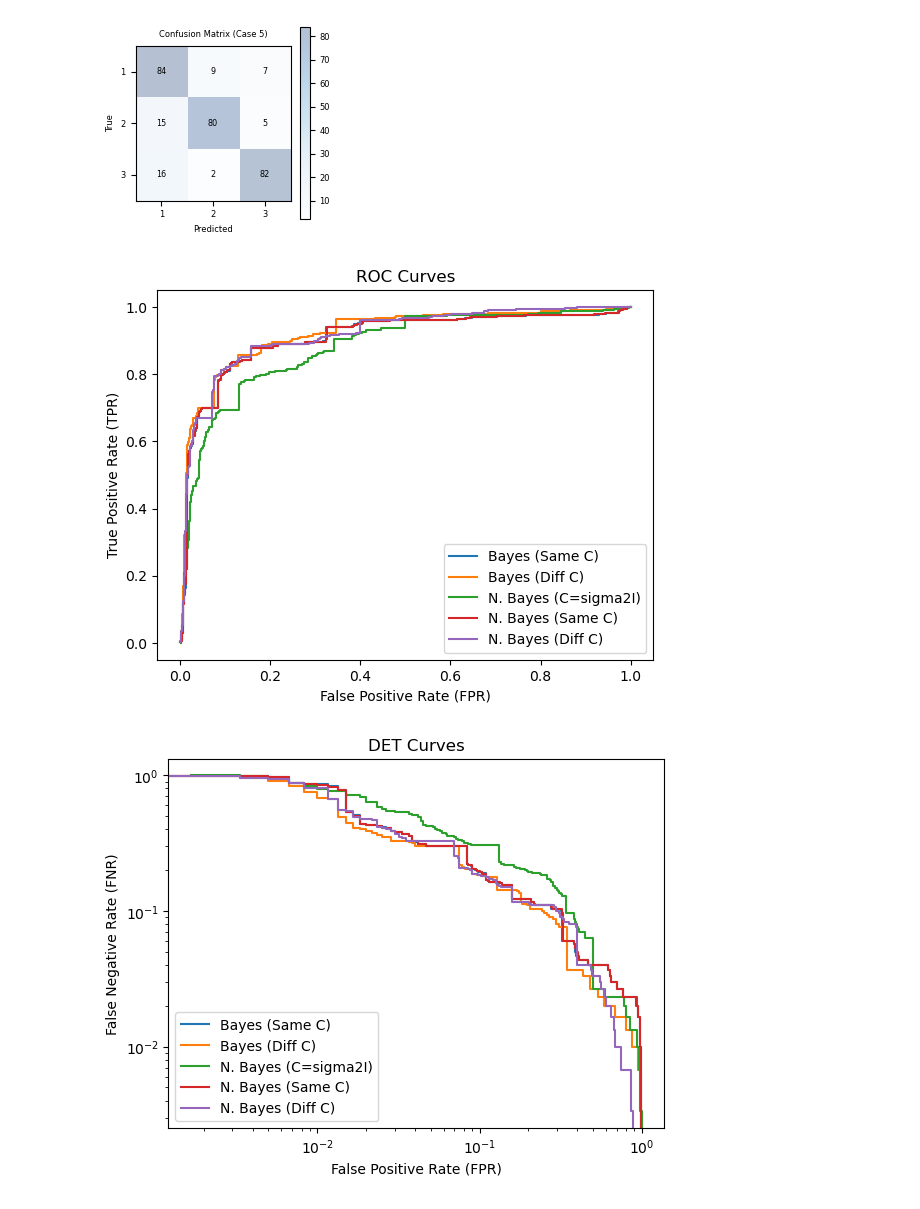
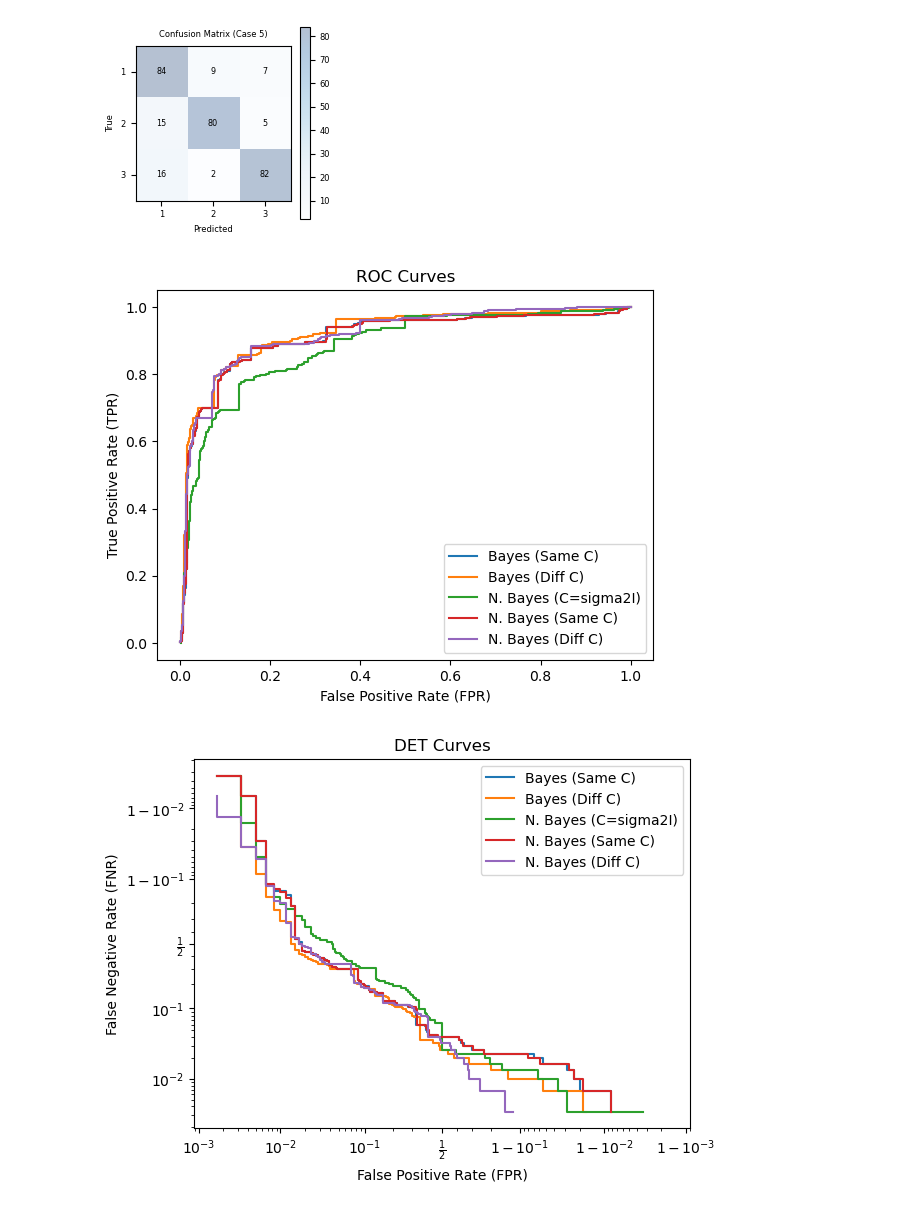
Before and after one commit to nihalgeorge01/CS5691-Submissions, a Jupyter notebook: A2/B_Classification/Bayesian_Classification.ipynb, the cells around one changed output. Drawn from its saved outputs; the diff is of its cells as text; code cells hidden in the pictures.

```diff
--- a/A2/B_Classification/Bayesian_Classification.ipynb
+++ b/A2/B_Classification/Bayesian_Classification.ipynb
@@ -167,3 +172,5 @@ pdf_3_lst = [PDF(x_means_vecs[i], cov_3) for i in range(3)]
 pdf_4_lst = [PDF(x_means_vecs[i], cov_4) for i in range(3)]
 
 pdf_5_lst = [PDF(x_means_vecs[i], cov_5_lst[i]) for i in range(3)]
+
+pdf_all_lst = [pdf_1_lst, pdf_2_lst, pdf_3_lst, pdf_4_lst, pdf_5_lst]
@@ -226,2 +177,16 @@ plt.show()
+# %%
+# Covariance matrix eigenvectors
+
+eig_1_lst = [np.linalg.eigh(cov_1)[1] for i in range(3)]
+
+eig_2_lst = [np.linalg.eigh(cov_2_lst[i])[1] for i in range(3)]
+
+eig_3_lst = [np.linalg.eigh(cov_3)[1] for i in range(3)]
+
+eig_4_lst = [np.linalg.eigh(cov_4)[1] for i in range(3)]
+
+eig_5_lst = [np.linalg.eigh(cov_5_lst[i])[1] for i in range(3)]
+
+eig_all_lst = [eig_1_lst, eig_2_lst, eig_3_lst, eig_4_lst, eig_5_lst]
 # %%
 # Apply Bayes rule, get classifier. Takes an input vector, returns predicted class
@@ -310,6 +364,7 @@ Train Confusion ---
 
 for case in range(5):
     conf_mat = conf_mat_lst[case]
+    conf_mat_here =
     fig = plt.figure(figsize=(2.5,2.5))
     plt.clf()
     ax = fig.add_subplot(111)
@@ -369,43 +424,40 @@ for case in range(5):
     tpr = []
     fpr = []
     tnr = []
     fnr = []
     ex_ct = len(posts_list)
     for i in range(len(posts_list)):
 
         thresh = posts_list[i][0]
         tpr.append((tp_fn_tot - tp_fn_cts[i])/tp_fn_tot)
         fpr.append((tn_fp_tot - tn_fp_cts[i])/tn_fp_tot)
         tnr.append(tn_fp_cts[i]/tn_fp_tot)
         fnr.append(tp_fn_cts[i]/tp_fn_tot)
 
-    roc_pts = [[fpr[i],tpr[i]] for i in range(len(tpr))]
-
-    # for pt in roc_pts:
-    #     print(pt)
-    # print(tpr+fnr)
-    # print(tpr)
-    # print(fpr)
-    # print(tnr)
-    # print(fnr)
-    # Plot it
+    # roc_pts = [[fpr[i],tpr[i]] for i in range(len(tpr))]
 
     ax1.plot(fpr, tpr)
     ax2.plot(fpr, fnr)
 ax1.legend(['Bayes (Same C)', 'Bayes (Diff C)', 'N. Bayes (C=sigma2I)', 'N. Bayes (Same C)', 'N. Bayes (Diff C)'])
 ax2.legend(['Bayes (Same C)', 'Bayes (Diff C)', 'N. Bayes (C=sigma2I)', 'N. Bayes (Same C)', 'N. Bayes (Diff C)'])
 ax1.set_xlabel('False Positive Rate (FPR)')
 ax1.set_ylabel('True Positive Rate (TPR)')
 
 ax2.set_xlabel('False Positive Rate (FPR)')
 ax2.set_ylabel('False Negative Rate (FNR)')
-ax2.set_xscale('log')
-ax2.set_yscale('log')
+
+ax2.set_xscale('logit')
+ax2.set_yscale('logit')
+
+# scale = 2
+# ticks = ticker.FuncFormatter(lambda x, pos: '{0:g}'.format(x*scale))
+# ax2.xaxis.set_major_formatter(ticks)
+# ax2.yaxis.set_major_formatter(ticks)
 
 ax1.set_title("ROC Curves")
 ax2.set_title("DET Curves")
 plt.show()
     # DET = FPR(x) vs FNR(y)
 # %% [output]
 [figure]
-[figure, old version]
+[figure, new version]
```
Also changed, not shown: parts of 9 cells of this notebook.
